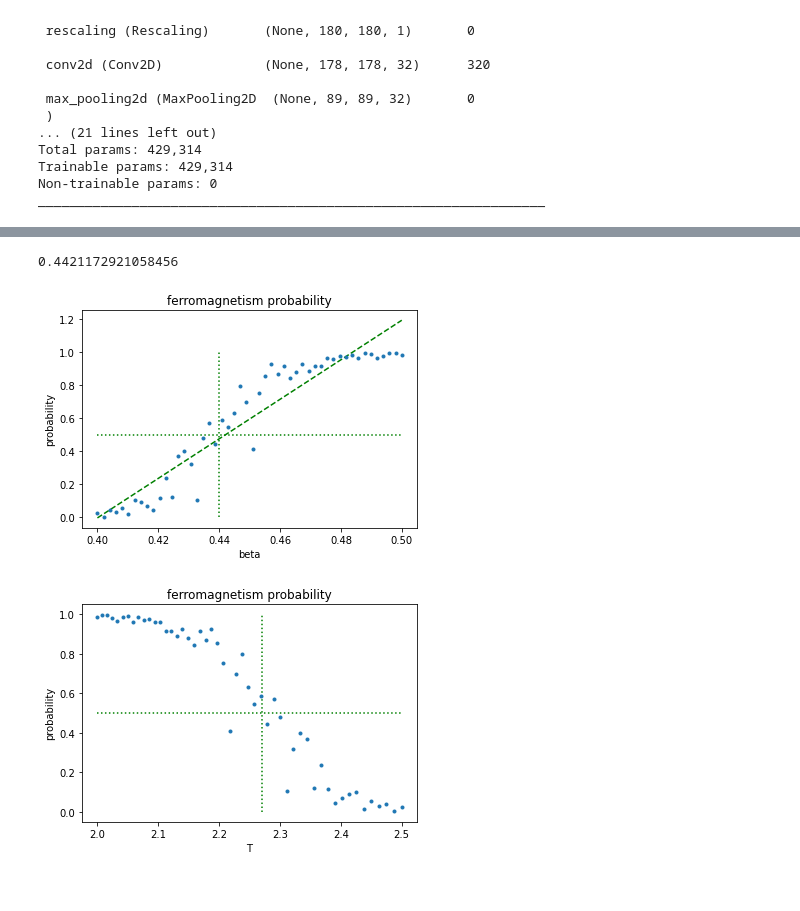
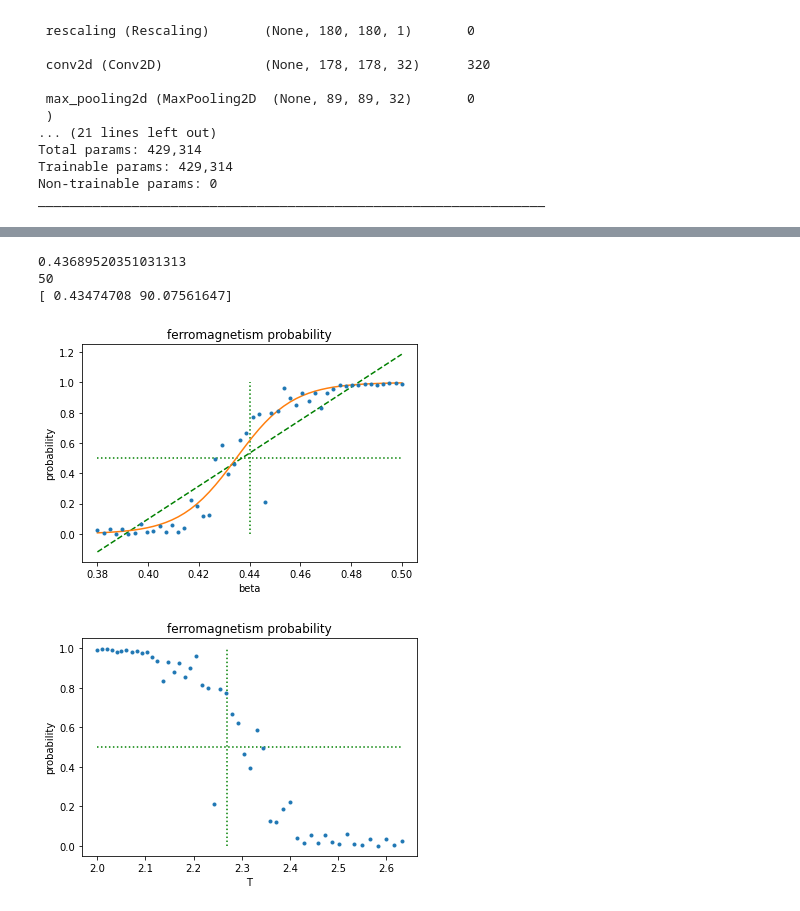
Before and after one commit to seiji0906/machine, a Jupyter notebook: L=20.ipynb, the cells around one changed output, grey strips where cells are left out. Cells and saved outputs as stored; diff of their text form; code cells hidden in the pictures.

```diff
--- a/L=20.ipynb
+++ b/L=20.ipynb
@@ -4,13 +4,13 @@
 # 値設定
 L = 20
 maxbeta = 0.5
-minbeta = 0.4
+minbeta = 0.38
 folder_name = '相転移L={}'.format(L)
 epoch = 10
-batch_size = 64
+batch_size = 32
 # batch_sizeを64へ
 split = 50
-repet = 40
+repet = 20
 # %%
 from google.colab import drive
 drive.mount('/content/drive')
@@ -94,7 +94,7 @@ Ny = L
 steps=100
 # 初期配位
 
-betas=np.linspace(0.1, 0.4, split).tolist()
+betas=np.linspace(0.1, 0.38, split).tolist()
 
 for beta in betas:
 
@@ -264,7 +264,7 @@ inputs = keras.Input(shape=(180, 180, 1))
 
 leaky_relu = keras.layers.LeakyReLU(alpha=0.2)
 
-adam = keras.optimizers.Adam(lr=0.001, beta_1=0.9, beta_2=0.999, epsilon=None, decay=0.0, amsgrad=False)
+# adam = keras.optimizers.Adam(learning_rate=0.001, beta_1=0.9, beta_2=0.999, epsilon=None, decay=0.0, amsgrad=False)
 
 
 x = layers.Rescaling(1./255)(inputs)
@@ -283,7 +283,7 @@ model = keras.Model(inputs=inputs, outputs=outputs)
 model.summary()
 
 model.compile(loss="binary_crossentropy",
-              optimizer=adam,
+              optimizer="rmsprop",
               metrics=["accuracy"])
 # %% [output]
 Model: "model"
@@ -405,33 +405,51 @@ print((0.5-b)/a)
 
 # 0.5 = a * x + b
 # x = (0.5 - b)/a
 # まずはbetaの値でやってみて、0.44かどうかをみる
 
 # tc = 0.447
 
 # beta-probability
 fig, ax = plt.subplots()
 plt.title("ferromagnetism probability")
 plt.xlabel('beta')
 plt.ylabel('probability')
 plt.hlines(0.5, minbeta, maxbeta, color='g', linestyles='dotted')
 plt.vlines(0.44, 0, 1, color='g', linestyles='dotted')
 # plt.vlines(tc, 0, 1, color='g', linestyles='dotted')
 ax.errorbar(betas, result, capsize=4, marker='.', linestyle="")
 plt.plot(betas, y, "g--")
+
+from scipy.optimize import curve_fit
+def sigmoid(x, x0, k):
+     y = 1 / (1 + np.exp(-k*(x-x0)))
+     return y
+
+print(len(result))
+
+x0_initial = 10.2
+k_initial = 0.2
+popt, pcov = curve_fit(sigmoid, betas, result, [x0_initial,k_initial])
+# xs_fit = np.linspace(0, 50, 50)
+xs_fit = betas
+print(popt)
+ys_fit = sigmoid(xs_fit, *popt)
+plt.plot(xs_fit,ys_fit)
 plt.show()
 
 # T-probability
 fig, ax = plt.subplots()
 plt.title("ferromagnetism probability")
 plt.xlabel('T')
 plt.ylabel('probability')
 plt.hlines(0.5, 1/maxbeta, 1/minbeta, color='g', linestyles='dotted')
 plt.vlines(2.27, 0, 1, color='g', linestyles='dotted')
 # plt.vlines(1/tc, 0, 1, color='g', linestyles='dotted')
 ax.errorbar(T, result, capsize=4, marker='.', linestyle="")
 plt.show()
 # %% [output]
-0.4421172921058456
+0.43689520351031313
+50
+[ 0.43474708 90.07561647]
-[figure, old version]
+[figure, new version]
-[figure, old version]
+[figure, new version]
```
Also changed, not shown: parts of 4 cells of this notebook.
